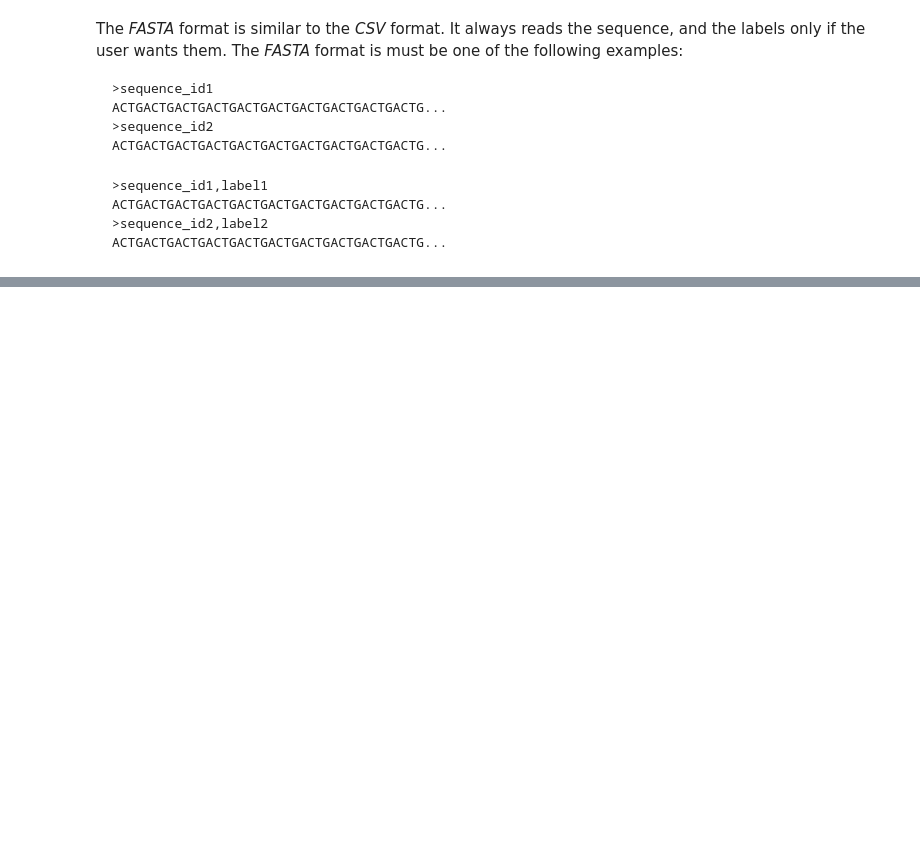
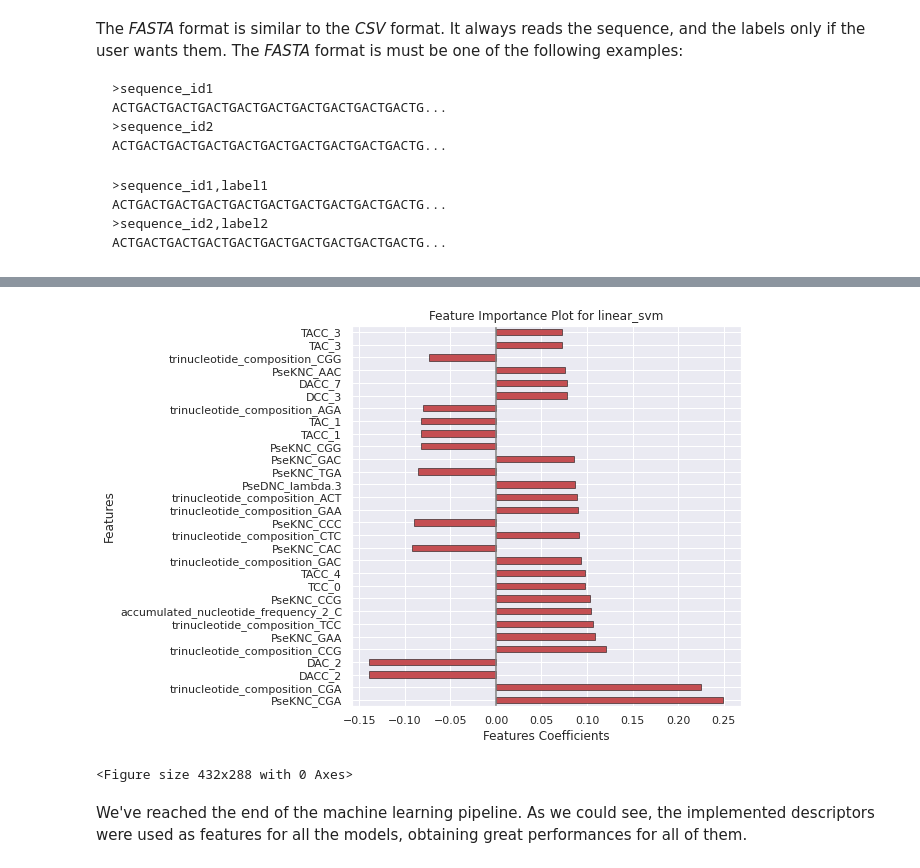
Before and after one commit to BioSystemsUM/propythia, a Jupyter notebook: src/propythia/DNA/descriptors/quick-start.ipynb, the cells around one changed output, grey strips where cells are left out. Drawn from its saved outputs; the diff is of its cells as text; code cells hidden in the pictures; blank space fills up the shorter version.

```diff
--- a/src/propythia/DNA/descriptors/quick-start.ipynb
+++ b/src/propythia/DNA/descriptors/quick-start.ipynb
@@ -72,0 +433,9 @@ print(data.shape)
+# %%
+ml = ShallowML(X_train, X_test, y_train, y_test, report_name=None, columns_names=fps_x.columns)
+
+best_linear_svm_model = ml.train_best_model(
+    model_name=None,
+    model='linear_svm',
+    score=make_scorer(matthews_corrcoef),
+    param_grid=None
+)
@@ -72,0 +487,14 @@ print(data.shape)
+# %%
+ml.features_importances_plot(
+    classifier=best_linear_svm_model,
+    model_name='linear_svm',
+    column_to_plot=0,
+    top_features=30,
+    show=True,
+    path_save=None
+)
+# %% [output]
+[figure, added]
+<Figure size 432x288 with 0 Axes>
+# %% [markdown]
+We've reached the end of the machine learning pipeline. As we could see, the implemented descriptors were used as features for all the models, obtaining great performances for all of them.
```
Also changed, not shown: parts of 37 cells of this notebook, 4 other files.
